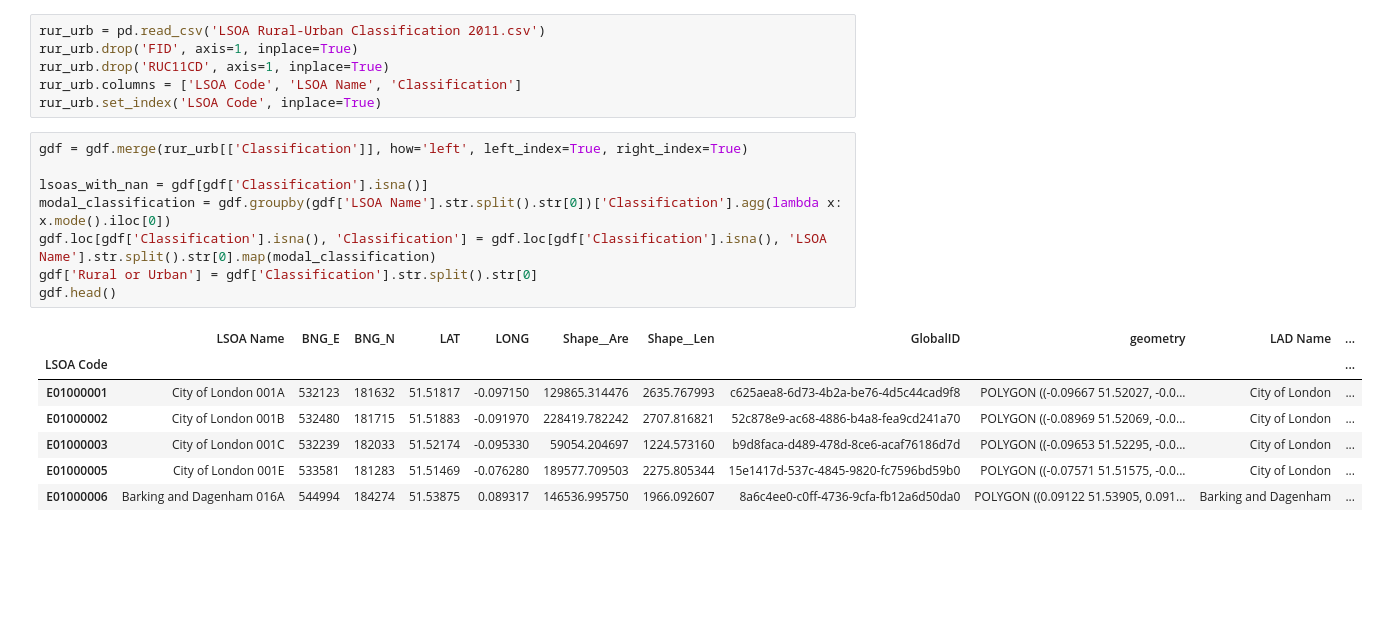
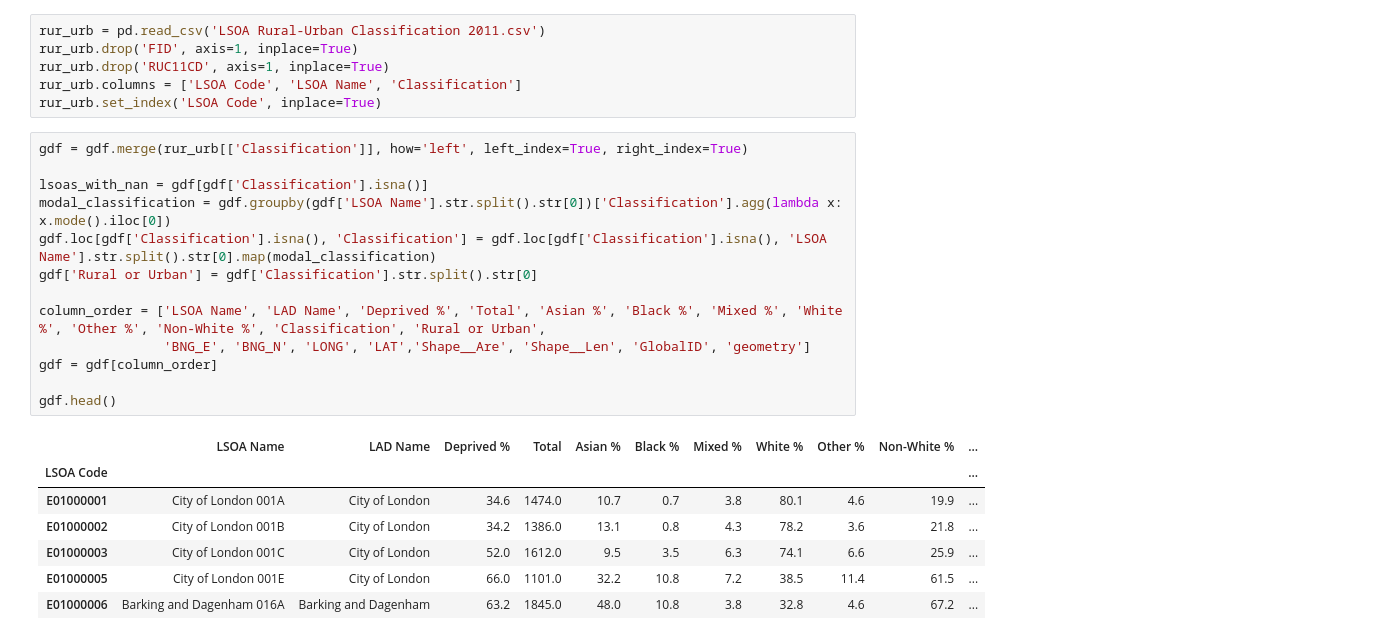
Before and after one commit to PsychedPhalanx/LSOAs-England-and-Wales, a Jupyter notebook: Geo.ipynb, the cells around one changed output. Saved outputs shown, nothing was run; the diff lists cells and outputs as text; blank space fills up the shorter version.

```diff
--- a/Geo.ipynb
+++ b/Geo.ipynb
@@ -118,16 +121,21 @@ rur_urb.set_index('LSOA Code', inplace=True)
 # %%
 gdf = gdf.merge(rur_urb[['Classification']], how='left', left_index=True, right_index=True)
 
 lsoas_with_nan = gdf[gdf['Classification'].isna()]
 modal_classification = gdf.groupby(gdf['LSOA Name'].str.split().str[0])['Classification'].agg(lambda x: x.mode().iloc[0])
 gdf.loc[gdf['Classification'].isna(), 'Classification'] = gdf.loc[gdf['Classification'].isna(), 'LSOA Name'].str.split().str[0].map(modal_classification)
 gdf['Rural or Urban'] = gdf['Classification'].str.split().str[0]
+
+column_order = ['LSOA Name', 'LAD Name', 'Deprived %', 'Total', 'Asian %', 'Black %', 'Mixed %', 'White %', 'Other %', 'Non-White %', 'Classification', 'Rural or Urban',
+                'BNG_E', 'BNG_N', 'LONG', 'LAT','Shape__Are', 'Shape__Len', 'GlobalID', 'geometry']
+gdf = gdf[column_order]
+
 gdf.head()
 # %% [output]
-|  | LSOA Name | BNG_E | BNG_N | LAT | LONG | Shape__Are | Shape__Len | GlobalID | geometry | LAD Name | ... |
+|  | LSOA Name | LAD Name | Deprived % | Total | Asian % | Black % | Mixed % | White % | Other % | Non-White % | ... |
 | LSOA Code |  |  |  |  |  |  |  |  |  |  | ... |
-| E01000001 | City of London 001A | 532123 | 181632 | 51.51817 | -0.097150 | 129865.314476 | 2635.767993 | c625aea8-6d73-4b2a-be76-4d5c44cad9f8 | POLYGON ((-0.09667 51.52027, -0.0... | City of London | ... |
-| E01000002 | City of London 001B | 532480 | 181715 | 51.51883 | -0.091970 | 228419.782242 | 2707.816821 | 52c878e9-ac68-4886-b4a8-fea9cd241a70 | POLYGON ((-0.08969 51.52069, -0.0... | City of London | ... |
-| E01000003 | City of London 001C | 532239 | 182033 | 51.52174 | -0.095330 | 59054.204697 | 1224.573160 | b9d8faca-d489-478d-8ce6-acaf76186d7d | POLYGON ((-0.09653 51.52295, -0.0... | City of London | ... |
-| E01000005 | City of London 001E | 533581 | 181283 | 51.51469 | -0.076280 | 189577.709503 | 2275.805344 | 15e1417d-537c-4845-9820-fc7596bd59b0 | POLYGON ((-0.07571 51.51575, -0.0... | City of London | ... |
-| E01000006 | Barking and Dagenham 016A | 544994 | 184274 | 51.53875 | 0.089317 | 146536.995750 | 1966.092607 | 8a6c4ee0-c0ff-4736-9cfa-fb12a6d50da0 | POLYGON ((0.09122 51.53905, 0.091... | Barking and Dagenham | ... |
+| E01000001 | City of London 001A | City of London | 34.6 | 1474.0 | 10.7 | 0.7 | 3.8 | 80.1 | 4.6 | 19.9 | ... |
+| E01000002 | City of London 001B | City of London | 34.2 | 1386.0 | 13.1 | 0.8 | 4.3 | 78.2 | 3.6 | 21.8 | ... |
+| E01000003 | City of London 001C | City of London | 52.0 | 1612.0 | 9.5 | 3.5 | 6.3 | 74.1 | 6.6 | 25.9 | ... |
+| E01000005 | City of London 001E | City of London | 66.0 | 1101.0 | 32.2 | 10.8 | 7.2 | 38.5 | 11.4 | 61.5 | ... |
+| E01000006 | Barking and Dagenham 016A | Barking and Dagenham | 63.2 | 1845.0 | 48.0 | 10.8 | 3.8 | 32.8 | 4.6 | 67.2 | ... |
```
Also changed, not shown: parts of 3 cells of this notebook.
